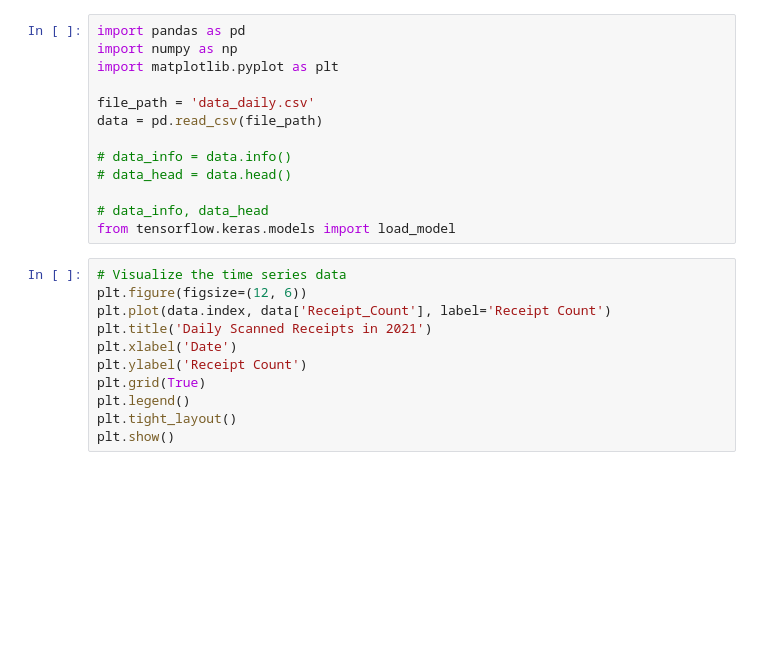
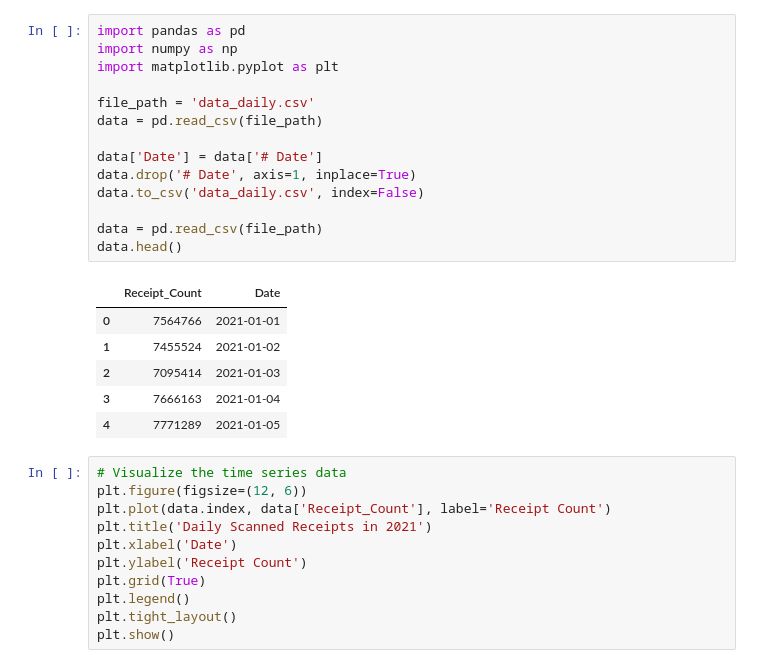
Before and after one commit to Sumanthkarnati/receipts_forecasting, a Jupyter notebook: app.ipynb, the cells around one changed output. Saved outputs shown, nothing was run; the diff lists cells and outputs as text; blank space fills up the shorter version.

```diff
--- a/app.ipynb
+++ b/app.ipynb
@@ -1,16 +1,24 @@
 # %%
 import pandas as pd
 import numpy as np
 import matplotlib.pyplot as plt
 
 file_path = 'data_daily.csv'
 data = pd.read_csv(file_path)
 
-# data_info = data.info()
-# data_head = data.head()
+data['Date'] = data['# Date']
+data.drop('# Date', axis=1, inplace=True)
+data.to_csv('data_daily.csv', index=False)
 
-# data_info, data_head
-from tensorflow.keras.models import load_model
+data = pd.read_csv(file_path)
+data.head()
+# %% [output]
+|  | Receipt_Count | Date |
+| 0 | 7564766 | 2021-01-01 |
+| 1 | 7455524 | 2021-01-02 |
+| 2 | 7095414 | 2021-01-03 |
+| 3 | 7666163 | 2021-01-04 |
+| 4 | 7771289 | 2021-01-05 |
 # %%
 # Visualize the time series data
 plt.figure(figsize=(12, 6))
```
Also changed, not shown: 7 other files.
